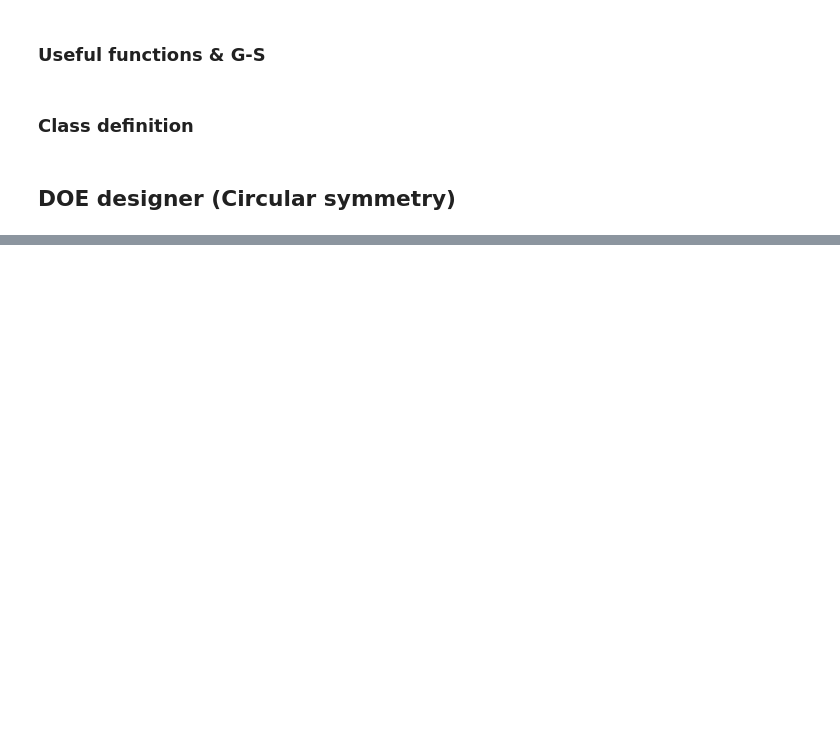
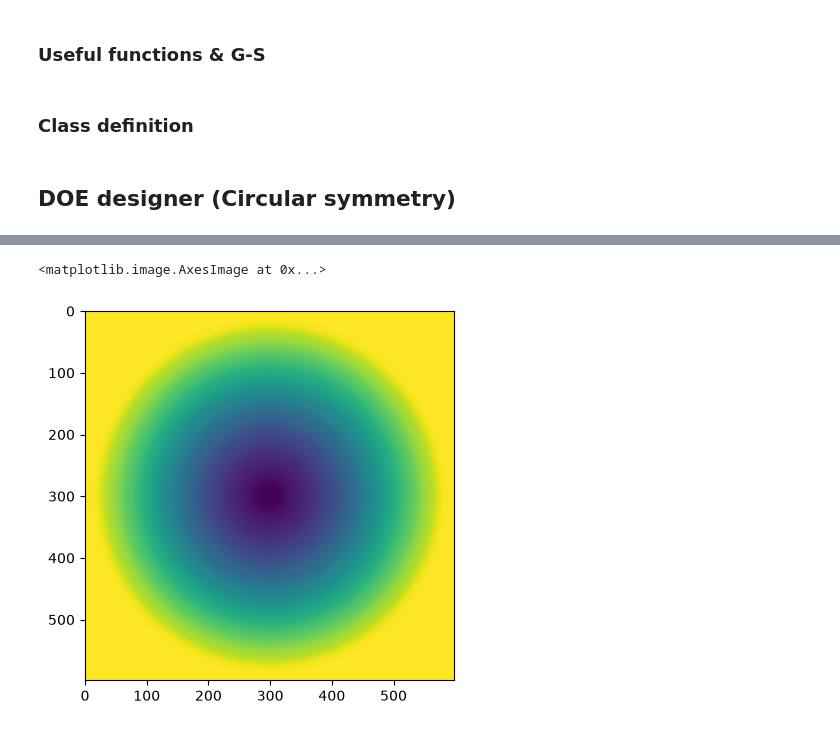
Before and after one commit to mlimonv12/MPTH-project, a Jupyter notebook: circular_symmetry.ipynb, the cells around one changed output, grey strips where cells are left out. Cells and saved outputs as stored; diff of their text form; code cells hidden in the pictures; blank space fills up the shorter version.

```diff
--- a/circular_symmetry.ipynb
+++ b/circular_symmetry.ipynb
@@ -227,0 +242,18 @@ Error =  9.905232435168567e-05
+# %%
+def radial_to_2d(profile):
+    n = len(profile)
+    y, x = np.ogrid[-(n-1):n, -(n-1):n]
+    r = np.sqrt(x**2 + y**2)
+    return profile[np.clip(np.rint(r).astype(int), 0, n-1)]
+
+def genLensPhase(N, wl, fl, dx):
+    y, x = np.ogrid[-(N-1):N, -(N-1):N]
+    r = np.sqrt(x**2 + y**2) * dx
+    return -np.pi * r**2 / (wl * fl)
+# %%
+prova1 = radial_to_2d(np.unwrap(np.angle(DOE_maker.getDOE())))
+
+plt.imshow(prova1)
+# %% [output]
+<matplotlib.image.AxesImage at 0x...>
+[figure, added]
```
Also changed, not shown: parts of 9 cells of this notebook, 1 other file.
